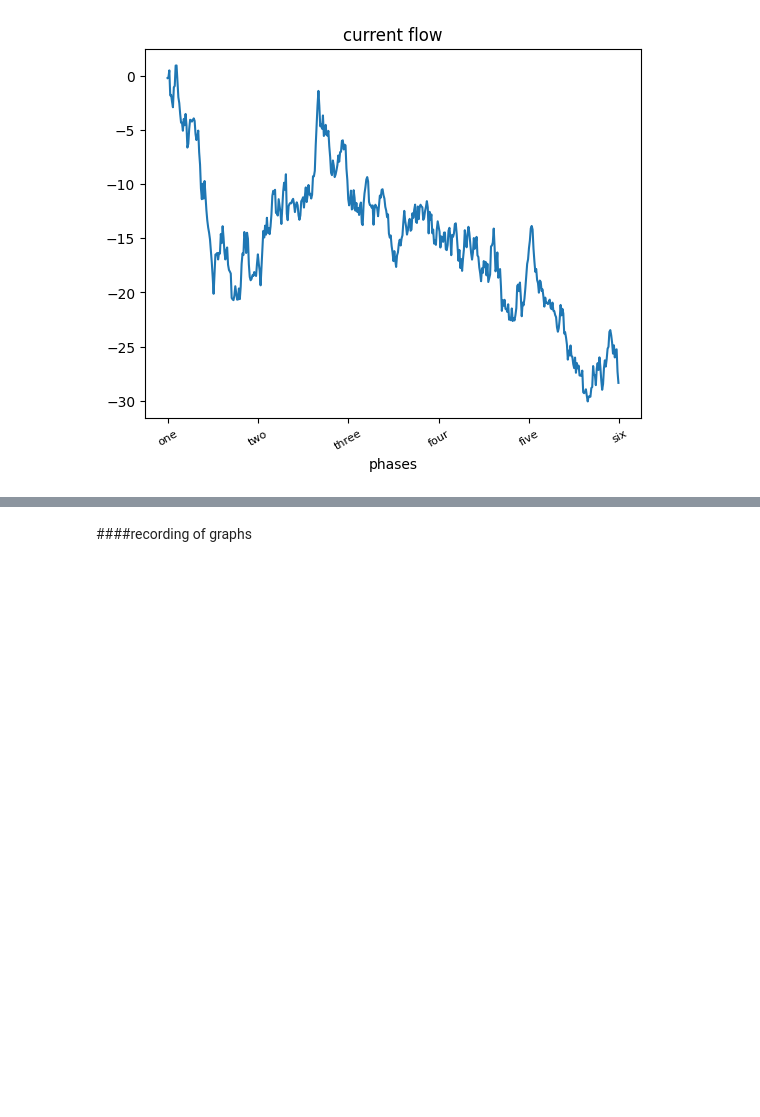
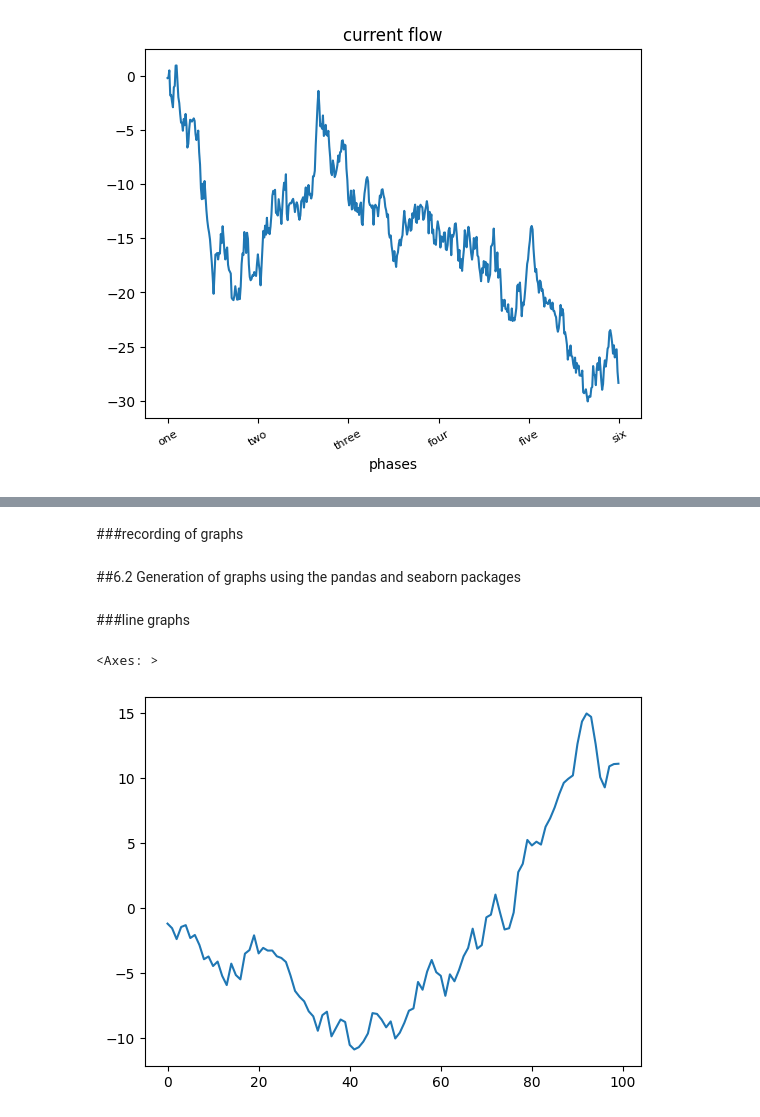
Before and after one commit to davidofitaly/notes_03_python_in_data_analysis, a Jupyter notebook: 06_graphs_and_data_visualisation.ipynb, the cells around one changed output, grey strips where cells are left out. Cells and saved outputs as stored; diff of their text form; code cells hidden in the pictures; blank space fills up the shorter version.

```diff
--- a/06_graphs_and_data_visualisation.ipynb
+++ b/06_graphs_and_data_visualisation.ipynb
@@ -104,8 +109,24 @@ NameError: name 'x' is not defined
 # %% [markdown]
-####recording of graphs
+###recording of graphs
 # %%
 # Save the figure as a PDF file
 fig.savefig('figpath.pdf', dpi=300, bbox_inches='tight')
 # %%
 # Save the figure as a png
 fig.savefig('figpath.png')
+# %% [markdown]
+##6.2 Generation of graphs using the pandas and seaborn packages
+# %% [markdown]
+###line graphs
+# %%
+# Create a pandas Series with 100 random values from a standard normal distribution
+data_1 = pd.Series(
+    np.random.randn(100).cumsum(),  # Compute cumulative sum to create a random walk effect
+    index=np.arange(0, 100)  # Set index from 0 to 99
+)
+
+# Plot the Series as a line chart
+data_1.plot()
+# %% [output]
+<Axes: >
+[figure, added]
```
Also changed, not shown: parts of 33 cells of this notebook.
